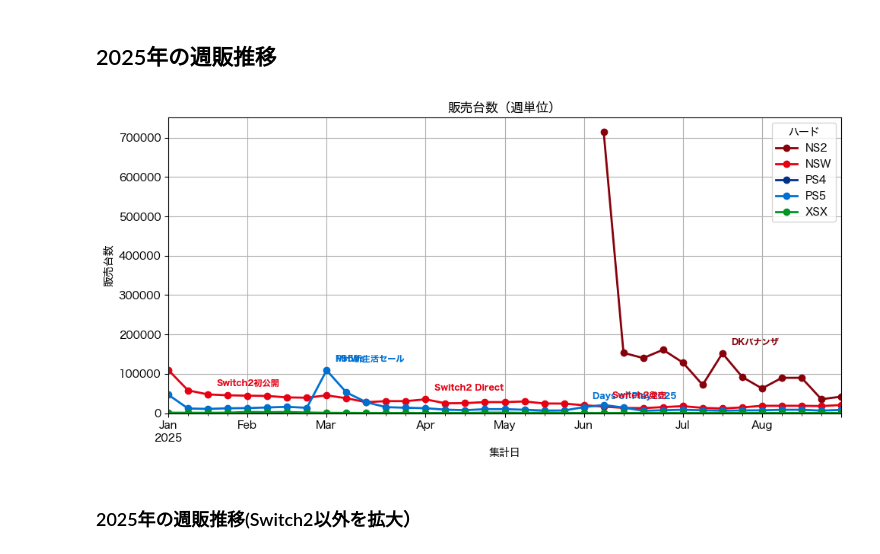
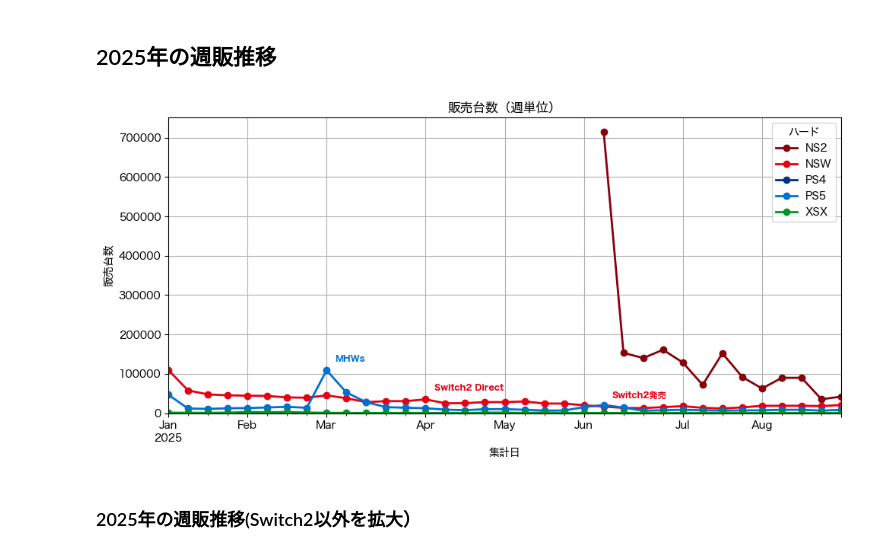
Before and after one commit to hidenden/gamedata, a Jupyter notebook: notebook/analysis/weekly_report_2025.ipynb, the cells around one changed output. Drawn from its saved outputs; the diff is of its cells as text; code cells hidden in the pictures.

Commit message:
#105 simplify event database

```diff
--- a/notebook/analysis/weekly_report_2025.ipynb
+++ b/notebook/analysis/weekly_report_2025.ipynb
@@ -87,9 +87,9 @@ display(last4weeks_report(hard_sales_df))
 # %% [markdown]
 ## 2025年の週販推移
 # %%
-(fig, df) = ph.plot_sales(begin=datetime(2025,1,1), event_flag=True, event_priority=2)
+(fig, df) = ph.plot_sales(begin=datetime(2025,1,1), event_flag=True, event_priority=1)
 # %% [output]
-[figure, old version]
+[figure, new version]
 # %% [markdown]
 ### 2025年の週販推移(Switch2以外を拡大）
 # %%
```
Also changed, not shown: parts of 4 cells of this notebook, 6 other files.
